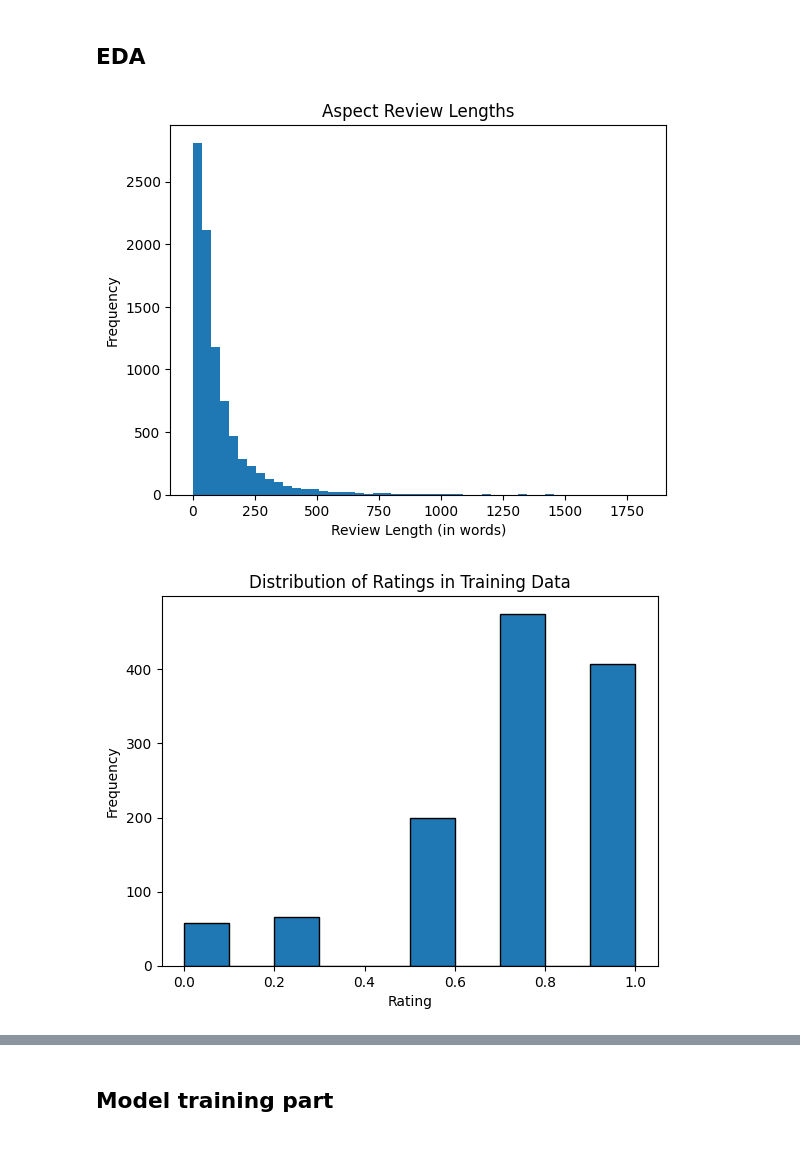
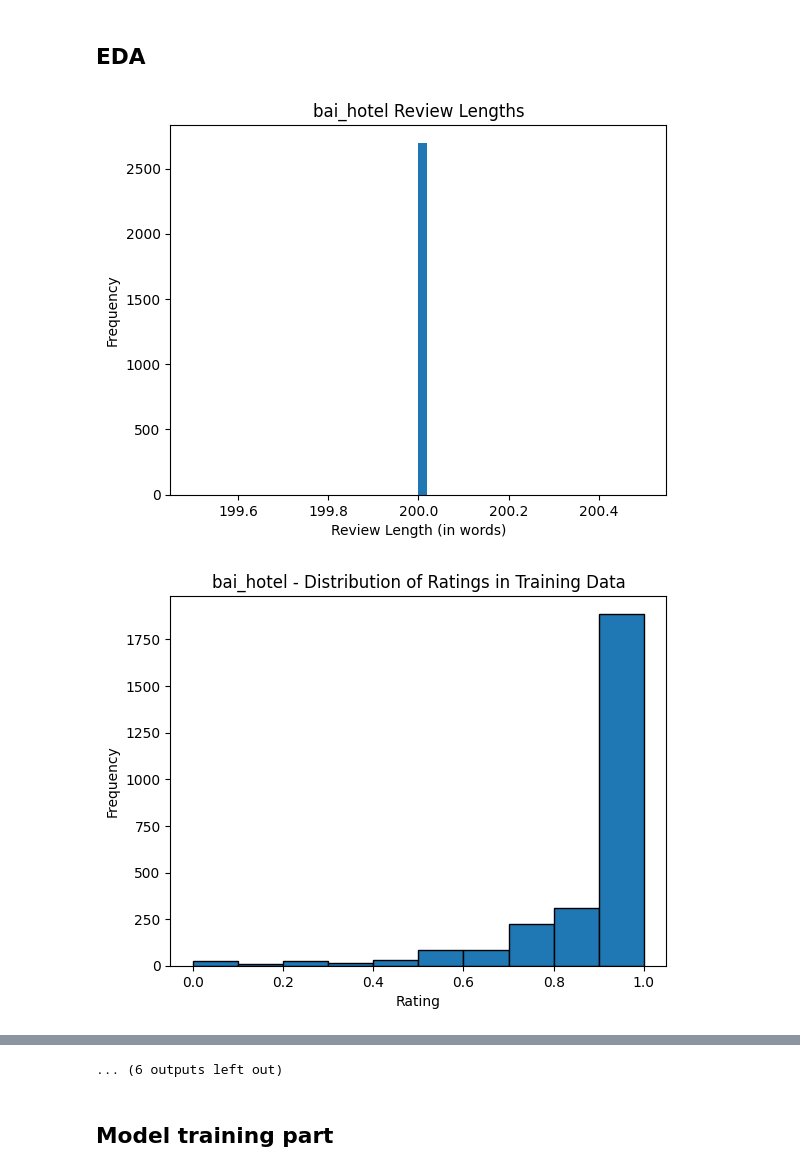
Before and after one commit to sanashii/pointview, a Jupyter notebook: sentiment analysis/cnn_bilstm_model.ipynb, the cells around one changed output, grey strips where cells are left out. Cells and saved outputs as stored; diff of their text form; code cells hidden in the pictures.

Commit message:
cleaning + data preprocesing

```diff
--- a/sentiment analysis/cnn_bilstm_model.ipynb
+++ b/sentiment analysis/cnn_bilstm_model.ipynb
@@ -203,29 +424,59 @@ y_val_aspects shape: (2588, 8)
 # %% [markdown]
 ## EDA
 # %%
-#* NOTE: for EDA purposes only
-review_lengths = [len(review.split()) for review in aspect_reviews]
-plt.hist(review_lengths, bins=50)
-plt.title('Aspect Review Lengths')
-plt.xlabel('Review Length (in words)')
-plt.ylabel('Frequency')
-plt.show()
+import os
+import numpy as np
+import matplotlib.pyplot as plt
 
+# Define the base path for datasets
+base_output_path = os.path.join('..', 'datasets')
 
-plt.hist(y_train, bins=10, edgecolor='k')
-plt.title("Distribution of Ratings in Training Data")
-plt.xlabel("Rating")
-plt.ylabel("Frequency")
-plt.show()
+# List of hotel folders and their corresponding names for the EDA plots
+hotel_folders = {
+    '1_bai_hotel': 'bai_hotel',
+    '2_dusit_thani_mactan': 'dusit_thani_mactan',
+    '3_fairfield_by_marriott_cebu': 'fairfield_by_marriott_cebu',
+    '4_jpark_island_resort_and_waterpark': 'jpark_island_resort_and_waterpark',
+    '5_seda_ayala_center_cebu': 'seda_ayala_center_cebu',
+    '6_waterfront_hotel_and_casino': 'waterfront_hotel_and_casino'
+}
 
-# Plot the distribution of sentiment scores
-plt.hist(y_train, bins=20, alpha=0.5, label='Training Data')
-plt.hist(y_test, bins=20, alpha=0.5, label='Test Data')
-plt.legend(loc='upper right')
-plt.title('Distribution of Sentiment Scores')
-plt.xlabel('Sentiment Score')
-plt.ylabel('Frequency')
-plt.show()
+for folder, hotel_name in hotel_folders.items():
+    output_folder = os.path.join(base_output_path, folder)
+
+    # Load the preprocessed data
+    data_path = os.path.join(output_folder, f"{hotel_name}_preprocessed_reviews.npz")
+    data = np.load(data_path)
+
+    x_train = data['x_train']
+    x_test = data['x_test']
+    y_train = data['y_train']
+    y_test = data['y_test']
+
+    # For EDA purposes only
+    # Review lengths
+    review_lengths = [len(review) for review in x_train]
+    plt.hist(review_lengths, bins=50)
+    plt.title(f'{hotel_name} Review Lengths')
+    plt.xlabel('Review Length (in words)')
+    plt.ylabel('Frequency')
+    plt.show()
+
+    # Distribution of Ratings in Training Data
+    plt.hist(y_train, bins=10, edgecolor='k')
+    plt.title(f"{hotel_name} - Distribution of Ratings in Training Data")
+    plt.xlabel("Rating")
+    plt.ylabel("Frequency")
+    plt.show()
+
+    # Distribution of Sentiment Scores
+    plt.hist(y_train, bins=20, alpha=0.5, label='Training Data')
+    plt.hist(y_test, bins=20, alpha=0.5, label='Test Data')
+    plt.legend(loc='upper right')
+    plt.title(f'{hotel_name} - Distribution of Sentiment Scores')
+    plt.xlabel('Sentiment Score')
+    plt.ylabel('Frequency')
+    plt.show()
 # %% [output]
-[figure, old version]
+[figure, new version]
-[figure, old version]
+[figure, new version]
@@ -233,3 +493,4 @@ plt.show()
+... (6 outputs left out)
 # %% [markdown]
 ## Model training part
 # %%
```
Also changed, not shown: parts of 11 cells of this notebook, 8 other files.
